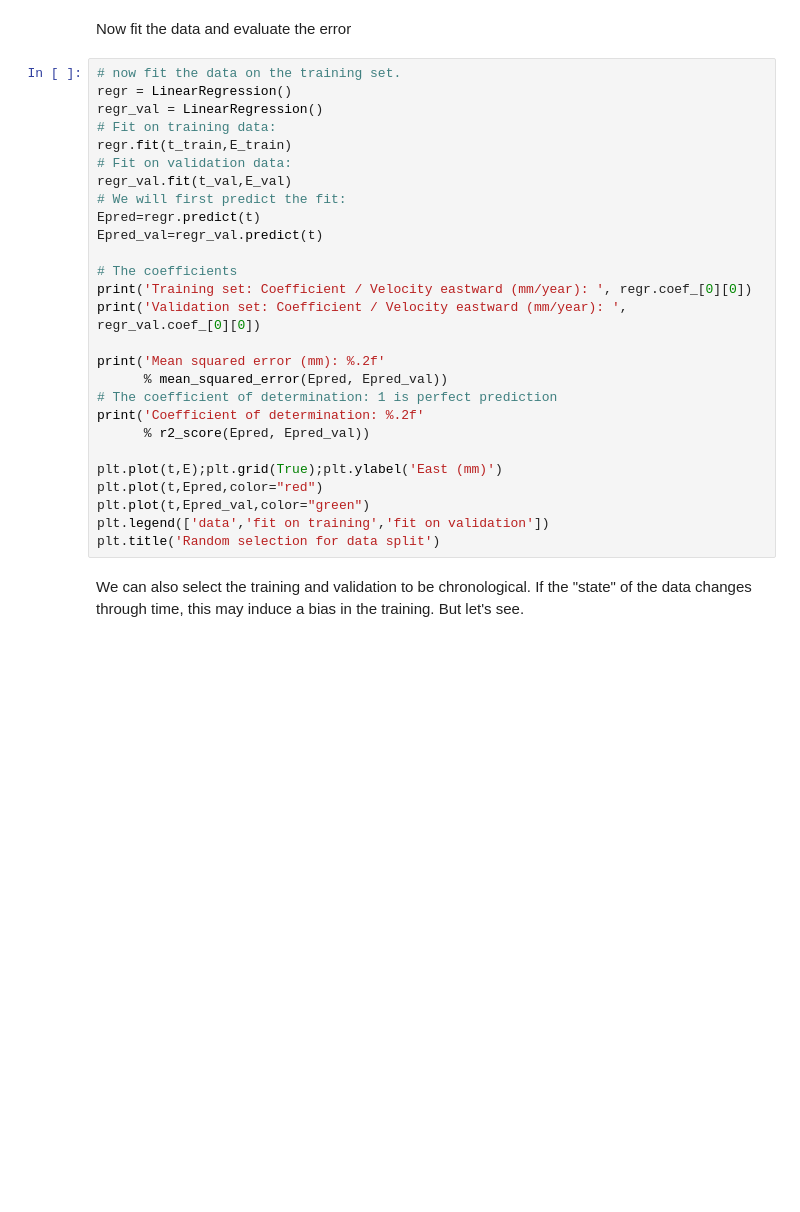
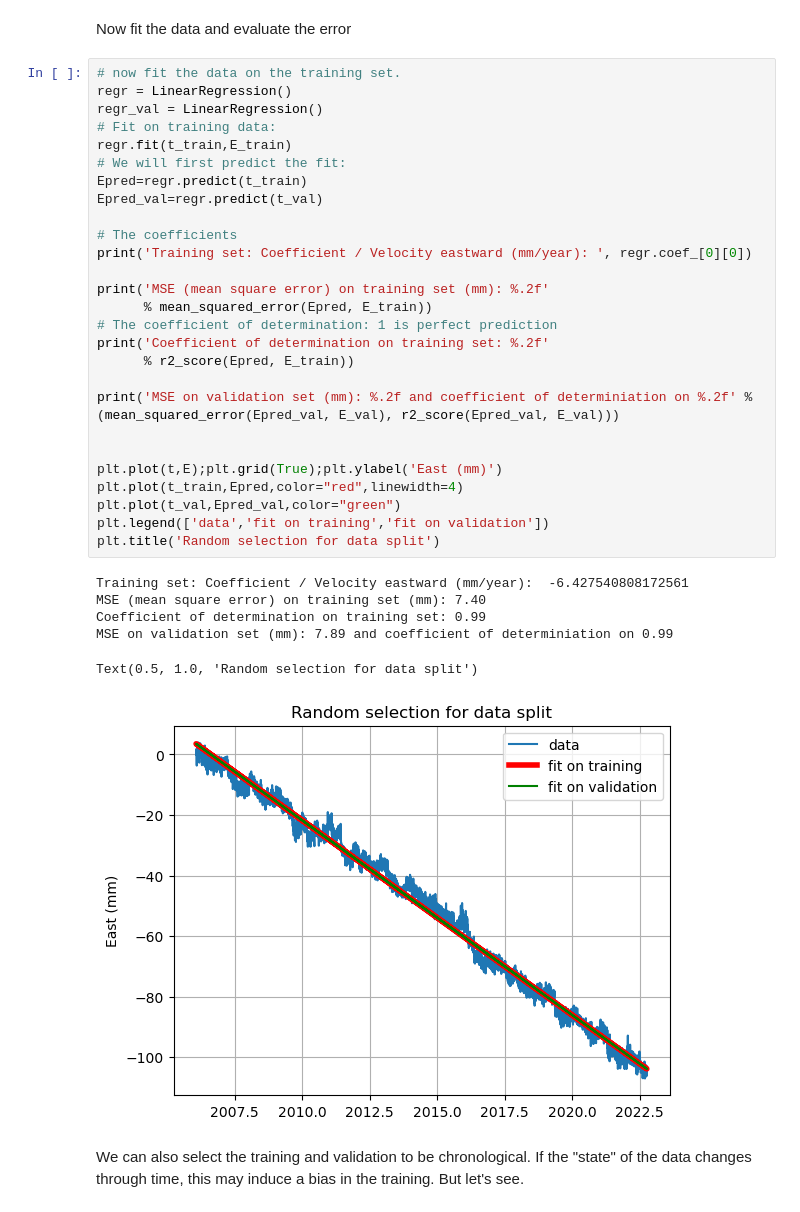
Before and after one commit to zomungGITHUB/MLGeo-2023, a Jupyter notebook: tutorials/Chap_2.5_Resampling/mlgeo_2.5_resampling.ipynb, the cells around one changed output. Cells and saved outputs as stored; diff of their text form; blank space fills up the shorter version.

```diff
--- a/tutorials/Chap_2.5_Resampling/mlgeo_2.5_resampling.ipynb
+++ b/tutorials/Chap_2.5_Resampling/mlgeo_2.5_resampling.ipynb
@@ -161,30 +217,37 @@ Now fit the data and evaluate the error
 # %%
 # now fit the data on the training set.
 regr = LinearRegression()
 regr_val = LinearRegression()
 # Fit on training data:
 regr.fit(t_train,E_train)
-# Fit on validation data:
-regr_val.fit(t_val,E_val)
 # We will first predict the fit:
-Epred=regr.predict(t)
-Epred_val=regr_val.predict(t)
+Epred=regr.predict(t_train)
+Epred_val=regr.predict(t_val)
 
 # The coefficients
 print('Training set: Coefficient / Velocity eastward (mm/year): ', regr.coef_[0][0])
-print('Validation set: Coefficient / Velocity eastward (mm/year): ', regr_val.coef_[0][0])
 
-print('Mean squared error (mm): %.2f'
-      % mean_squared_error(Epred, Epred_val))
+print('MSE (mean square error) on training set (mm): %.2f'
+      % mean_squared_error(Epred, E_train))
 # The coefficient of determination: 1 is perfect prediction
-print('Coefficient of determination: %.2f'
-      % r2_score(Epred, Epred_val))
+print('Coefficient of determination on training set: %.2f'
+      % r2_score(Epred, E_train))
+
+print('MSE on validation set (mm): %.2f and coefficient of determiniation on %.2f' %(mean_squared_error(Epred_val, E_val), r2_score(Epred_val, E_val)))
+
 
 plt.plot(t,E);plt.grid(True);plt.ylabel('East (mm)')
-plt.plot(t,Epred,color="red")
-plt.plot(t,Epred_val,color="green")
+plt.plot(t_train,Epred,color="red",linewidth=4)
+plt.plot(t_val,Epred_val,color="green")
 plt.legend(['data','fit on training','fit on validation'])
 plt.title('Random selection for data split')
+# %% [output]
+Training set: Coefficient / Velocity eastward (mm/year):  -6.427540808172561
+MSE (mean square error) on training set (mm): 7.40
+Coefficient of determination on training set: 0.99
+MSE on validation set (mm): 7.89 and coefficient of determiniation on 0.99
+Text(0.5, 1.0, 'Random selection for data split')
+[figure, added]
 # %% [markdown]
 We can also select the training and validation to be chronological. If the "state" of the data changes through time, this may induce a bias in the training. But let's see.
 # %%
```
Also changed, not shown: parts of 15 cells of this notebook.
